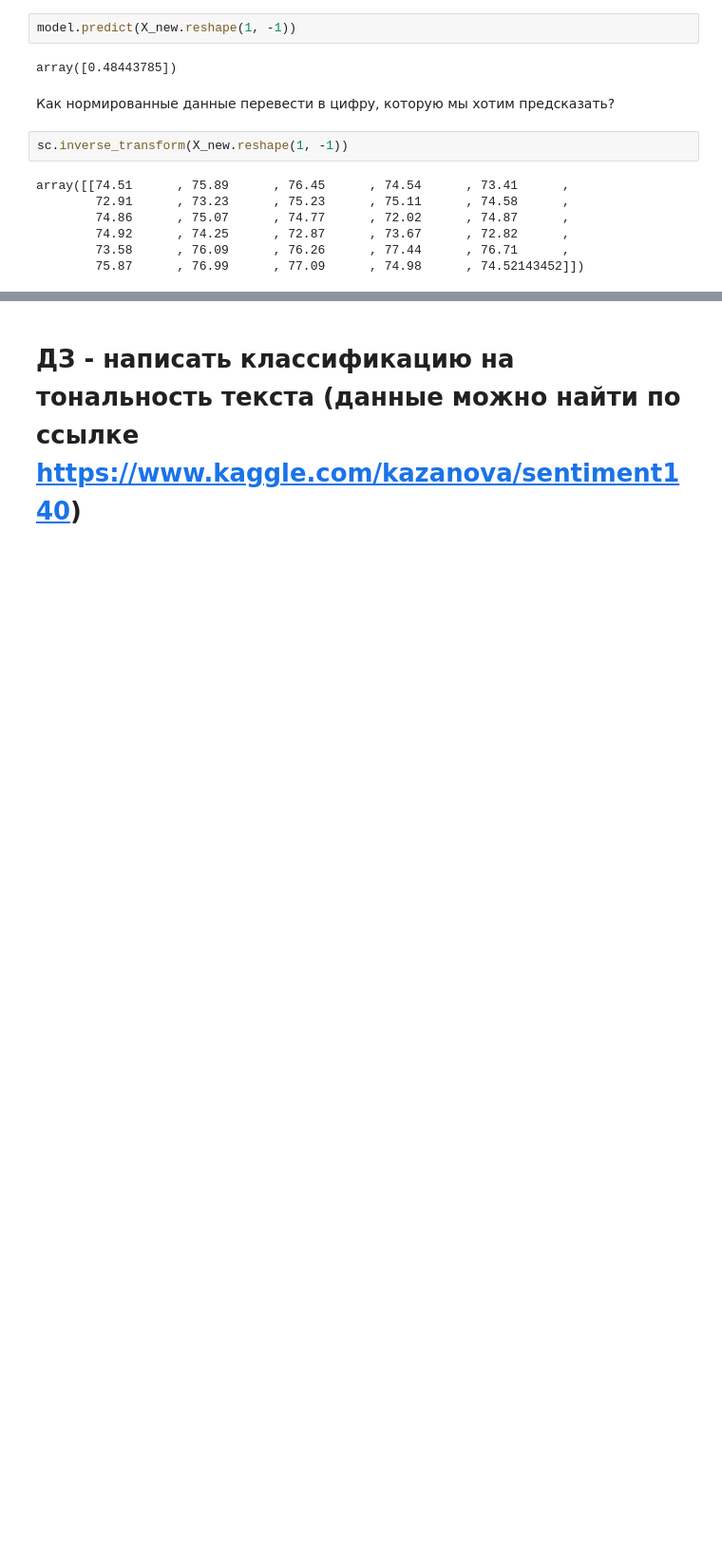
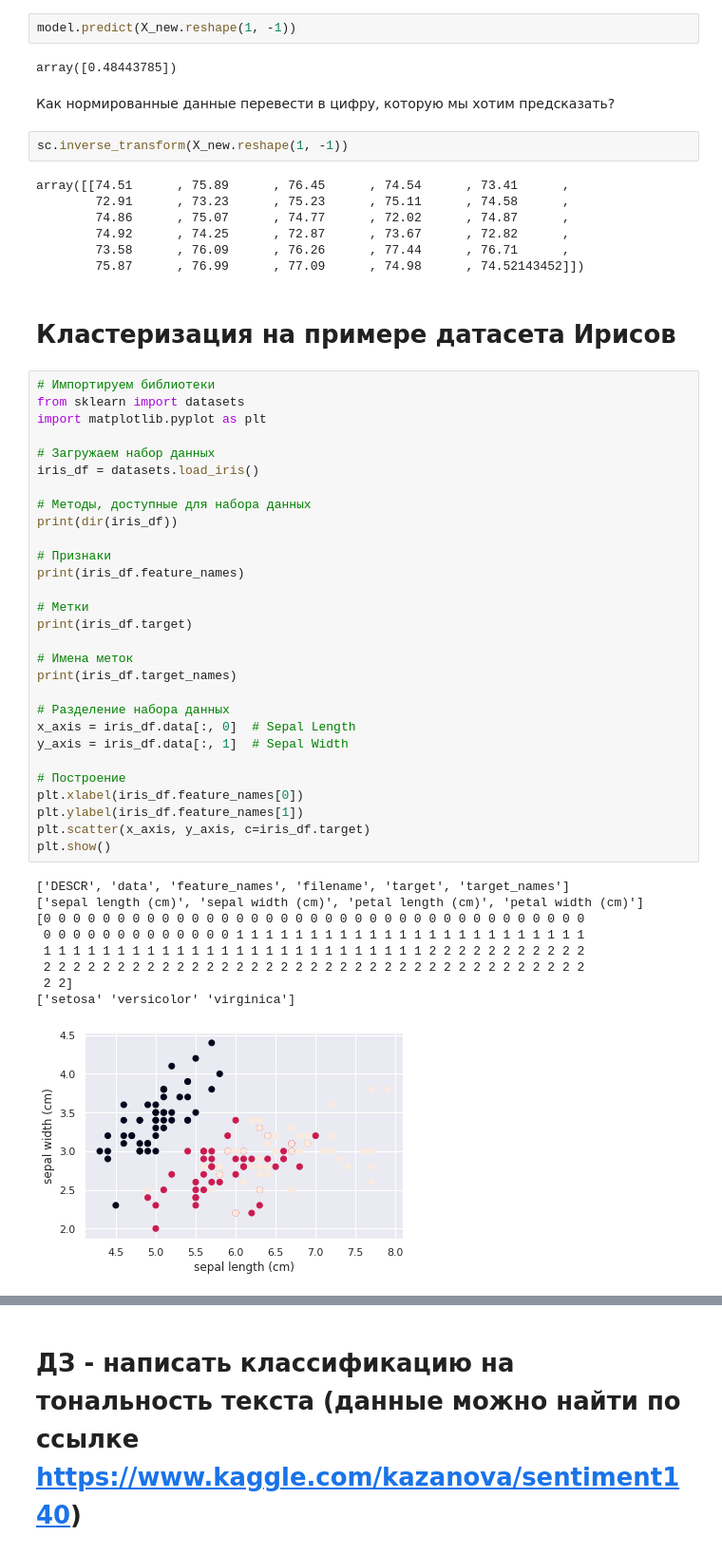
Before and after one commit to SIzrantsev/netology_statistics, a Jupyter notebook: lecture_5.ipynb, the cells around one changed output, grey strips where cells are left out. Shown: that part at 95% size. Saved outputs shown, nothing was run; the diff lists cells and outputs as text; blank space fills up the shorter version.

```diff
--- a/lecture_5.ipynb
+++ b/lecture_5.ipynb
@@ -586,3 +586,44 @@ array([[74.51      , 75.89      , 76.45      , 74.54      , 73.41      ,
         74.92      , 74.25      , 72.87      , 73.67      , 72.82      ,
         73.58      , 76.09      , 76.26      , 77.44      , 76.71      ,
         75.87      , 76.99      , 77.09      , 74.98      , 74.52143452]])
+# %% [markdown]
+# Кластеризация на примере датасета Ирисов
+# %%
+# Импортируем библиотеки
+from sklearn import datasets
+import matplotlib.pyplot as plt
+
+# Загружаем набор данных
+iris_df = datasets.load_iris()
+
+# Методы, доступные для набора данных
+print(dir(iris_df))
+
+# Признаки
+print(iris_df.feature_names)
+
+# Метки
+print(iris_df.target)
+
+# Имена меток
+print(iris_df.target_names)
+
+# Разделение набора данных
+x_axis = iris_df.data[:, 0]  # Sepal Length
+y_axis = iris_df.data[:, 1]  # Sepal Width
+
+# Построение
+plt.xlabel(iris_df.feature_names[0])
+plt.ylabel(iris_df.feature_names[1])
+plt.scatter(x_axis, y_axis, c=iris_df.target)
+plt.show()
+# %% [output]
+['DESCR', 'data', 'feature_names', 'filename', 'target', 'target_names']
+['sepal length (cm)', 'sepal width (cm)', 'petal length (cm)', 'petal width (cm)']
+[0 0 0 0 0 0 0 0 0 0 0 0 0 0 0 0 0 0 0 0 0 0 0 0 0 0 0 0 0 0 0 0 0 0 0 0 0
+ 0 0 0 0 0 0 0 0 0 0 0 0 0 1 1 1 1 1 1 1 1 1 1 1 1 1 1 1 1 1 1 1 1 1 1 1 1
+ 1 1 1 1 1 1 1 1 1 1 1 1 1 1 1 1 1 1 1 1 1 1 1 1 1 1 2 2 2 2 2 2 2 2 2 2 2
+ 2 2 2 2 2 2 2 2 2 2 2 2 2 2 2 2 2 2 2 2 2 2 2 2 2 2 2 2 2 2 2 2 2 2 2 2 2
+ 2 2]
+['setosa' 'versicolor' 'virginica']
+[figure, added]
```
Also changed, not shown: parts of 1 cell of this notebook.
